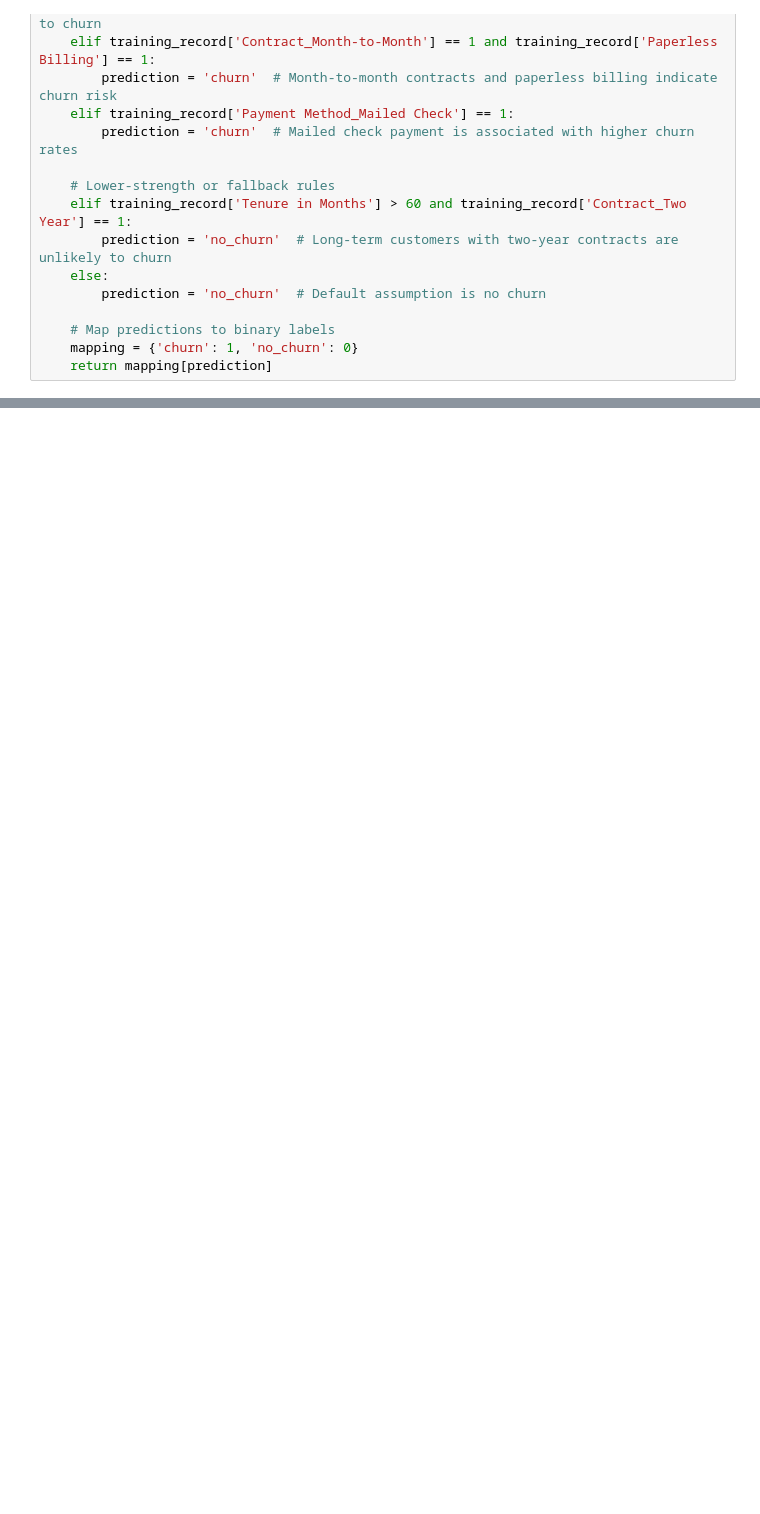
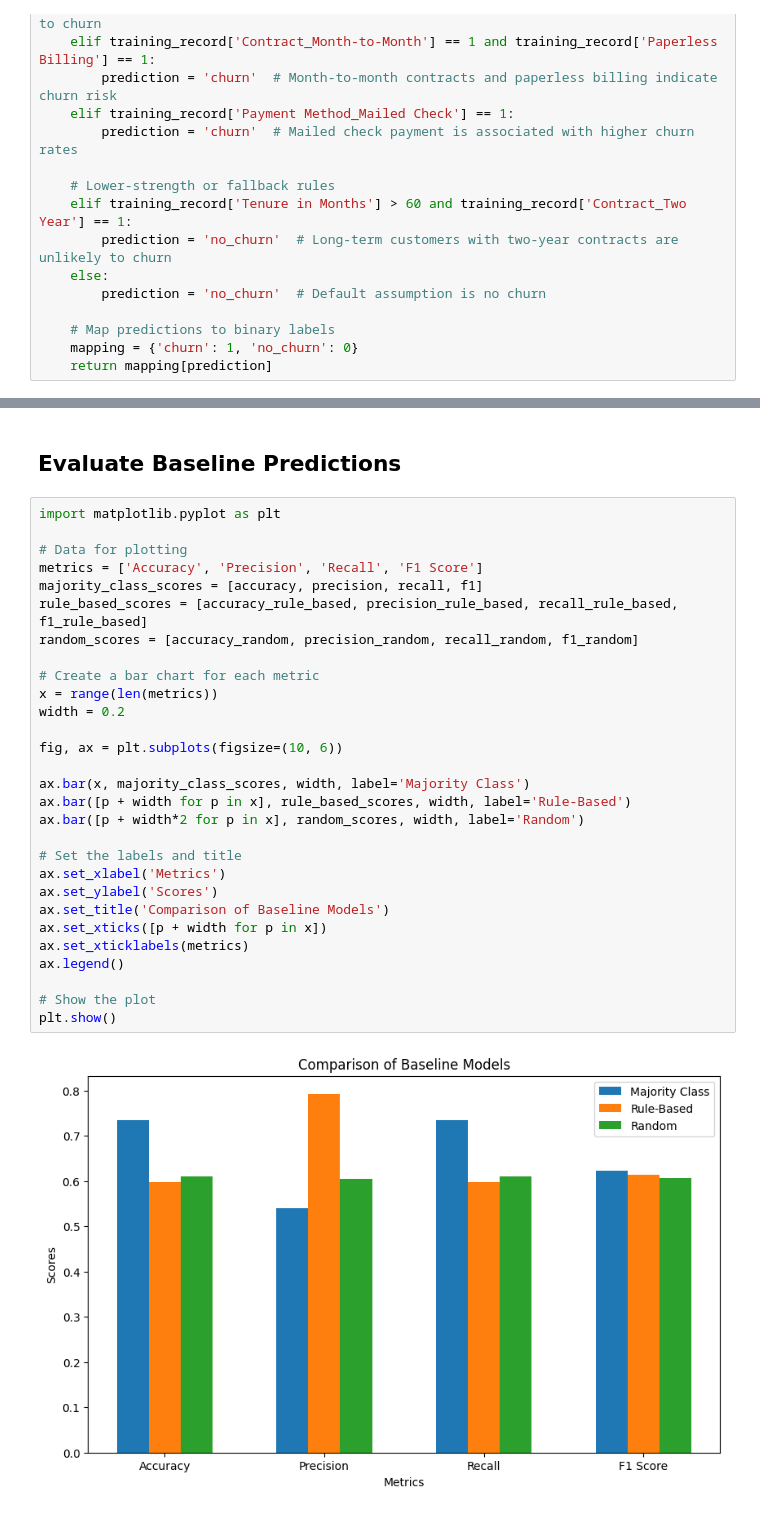
Before and after one commit to eelisee/telco-customer-churn, a Jupyter notebook: 5_evaluation/baseline.ipynb, the cells around one changed output, grey strips where cells are left out. Cells and saved outputs as stored; diff of their text form; blank space fills up the shorter version.

```diff
--- a/5_evaluation/baseline.ipynb
+++ b/5_evaluation/baseline.ipynb
@@ -175,0 +215,33 @@ ROC AUC Score: 0.70
+# %% [markdown]
+## Evaluate Baseline Predictions
+# %%
+import matplotlib.pyplot as plt
+
+# Data for plotting
+metrics = ['Accuracy', 'Precision', 'Recall', 'F1 Score']
+majority_class_scores = [accuracy, precision, recall, f1]
+rule_based_scores = [accuracy_rule_based, precision_rule_based, recall_rule_based, f1_rule_based]
+random_scores = [accuracy_random, precision_random, recall_random, f1_random]
+
+# Create a bar chart for each metric
+x = range(len(metrics))
+width = 0.2
+
+fig, ax = plt.subplots(figsize=(10, 6))
+
+ax.bar(x, majority_class_scores, width, label='Majority Class')
+ax.bar([p + width for p in x], rule_based_scores, width, label='Rule-Based')
+ax.bar([p + width*2 for p in x], random_scores, width, label='Random')
+
+# Set the labels and title
+ax.set_xlabel('Metrics')
+ax.set_ylabel('Scores')
+ax.set_title('Comparison of Baseline Models')
+ax.set_xticks([p + width for p in x])
+ax.set_xticklabels(metrics)
+ax.legend()
+
+# Show the plot
+plt.show()
+# %% [output]
+[figure, added]
```
Also changed, not shown: parts of 5 cells of this notebook, 7 other files.
